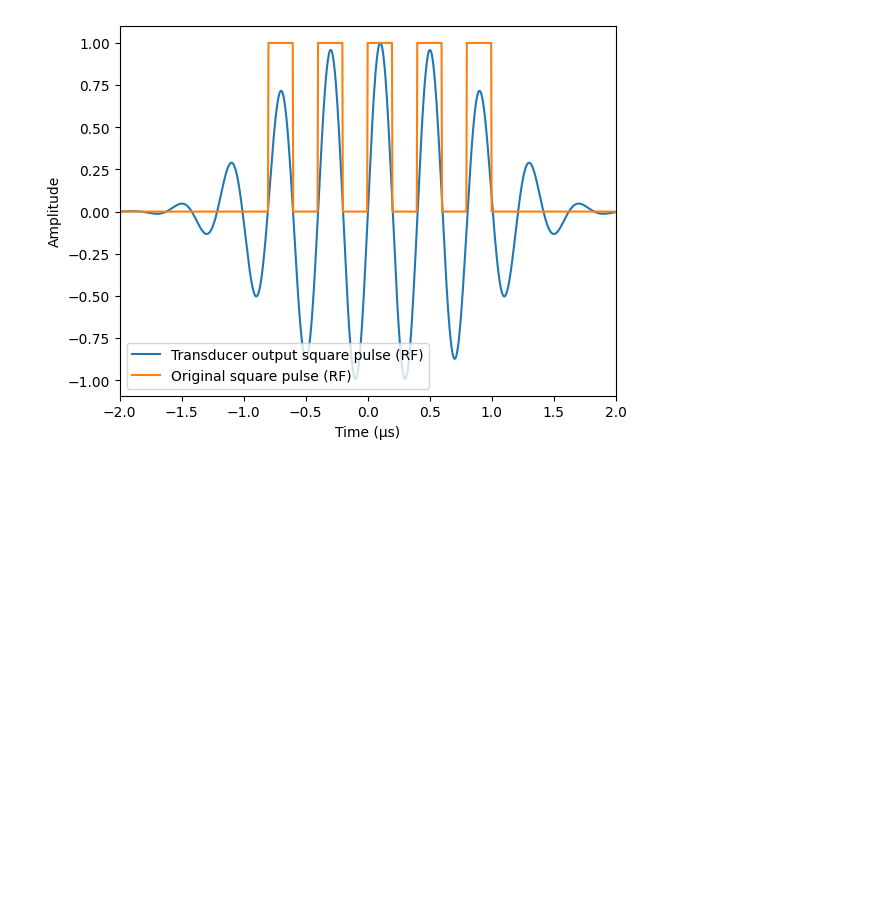
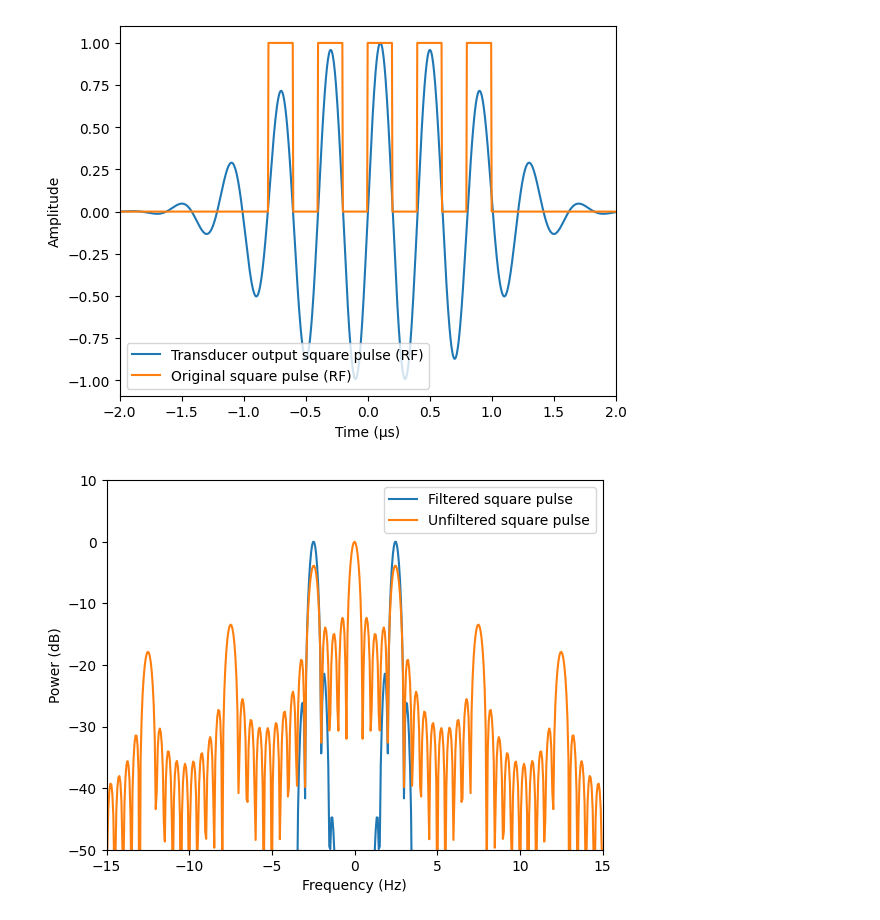
Before and after one commit to Sandermi99/MEDT4165, a Jupyter notebook: Exercise2.ipynb, the cells around one changed output. Drawn from its saved outputs; the diff is of its cells as text; code cells hidden in the pictures; blank space fills up the shorter version.

```diff
--- a/Exercise2.ipynb
+++ b/Exercise2.ipynb
@@ -256,3 +256,23 @@ plt
 # %% [output]
 <module 'matplotlib.pyplot' from '/usr/local/lib/python3.12/dist-packages/matplotlib/pyplot.py'>
 [figure]
+# %%
+#Comparing filtered square power vs original square power
+
+Y_filtered_square = np.fft.fft(conv_sig_square, Nfft)
+Y_filtered_square_shiftet = np.fft.fftshift(Y_filtered_square)
+Ps_Y_filtered_square = (1/Nfft) * np.abs(Y_filtered_square)**2
+Ps_Y_filtered_square_shiftet = np.fft.fftshift(Ps_Y_filtered_square)
+Ps_Y_filtered_square_shiftet_dB = 10*np.log10(Ps_Y_filtered_square_shiftet + 1e-12)
+Psquare_filtered_normalized = Ps_Y_filtered_square_shiftet_dB - np.max(Ps_Y_filtered_square_shiftet_dB)
+
+plt.plot(f/1e6, Psquare_filtered_normalized, label = "Filtered square pulse")
+plt.plot(f/1e6, Ps_Y_square_shiftet_dB, label = "Unfiltered square pulse")
+plt.ylabel("Power (dB)")
+plt.xlabel("Frequency (Hz)")
+plt.ylim(-50, 10)
+plt.xlim(-15, 15)
+plt.legend()
+plt.show()
+# %% [output]
+[figure, added]
```
